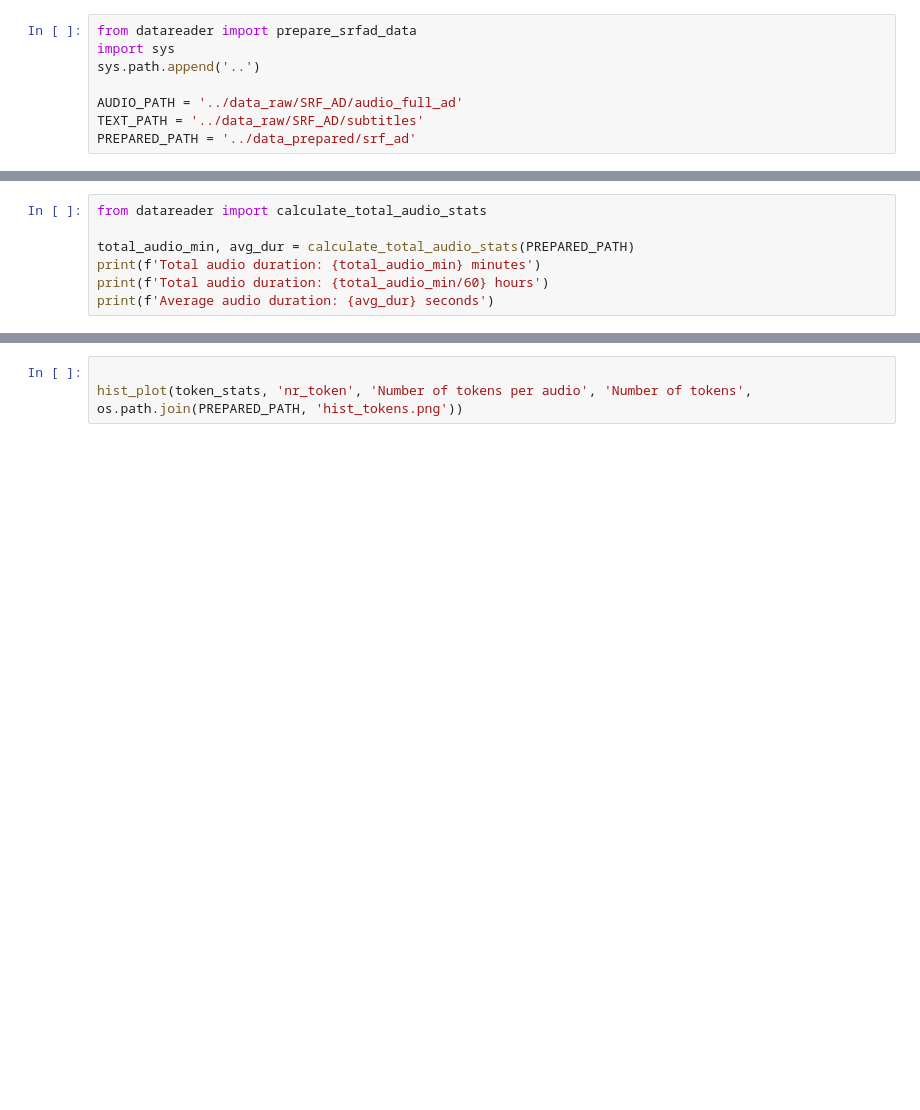
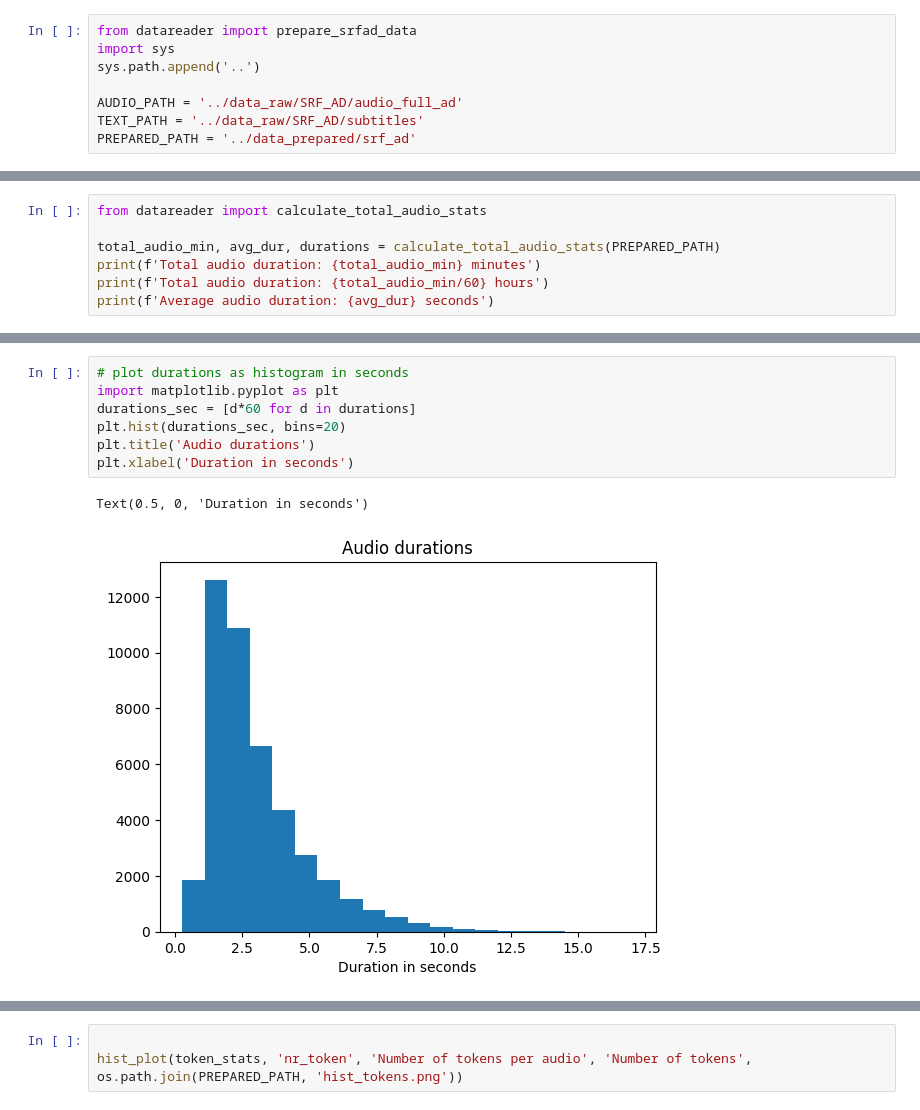
Before and after one commit to vera-bernhard/ma-code, a Jupyter notebook: data_raw/prepare_data.ipynb, the cells around one changed output, grey strips where cells are left out. Saved outputs shown, nothing was run; the diff lists cells and outputs as text; blank space fills up the shorter version.

Commit message:
Update prepare data and finetune

```diff
--- a/data_raw/prepare_data.ipynb
+++ b/data_raw/prepare_data.ipynb
@@ -1169,7 +40,7 @@ Processing 1G100_301...
 # %%
 from datareader import calculate_total_audio_stats
 
-total_audio_min, avg_dur = calculate_total_audio_stats(PREPARED_PATH)
+total_audio_min, avg_dur, durations = calculate_total_audio_stats(PREPARED_PATH)
 print(f'Total audio duration: {total_audio_min} minutes')
 print(f'Total audio duration: {total_audio_min/60} hours')
 print(f'Average audio duration: {avg_dur} seconds')
@@ -1180,3 +59,13 @@ Average audio duration: 0.050536059096569226 seconds
+# %%
+# plot durations as histogram in seconds
+import matplotlib.pyplot as plt
+durations_sec = [d*60 for d in durations]
+plt.hist(durations_sec, bins=20)
+plt.title('Audio durations')
+plt.xlabel('Duration in seconds')
+# %% [output]
+Text(0.5, 0, 'Duration in seconds')
+[figure, added]
 # %%
 from datareader import get_token_stats, hist_plot
 import os
```
Also changed, not shown: parts of 14 cells of this notebook, 1 other file.
